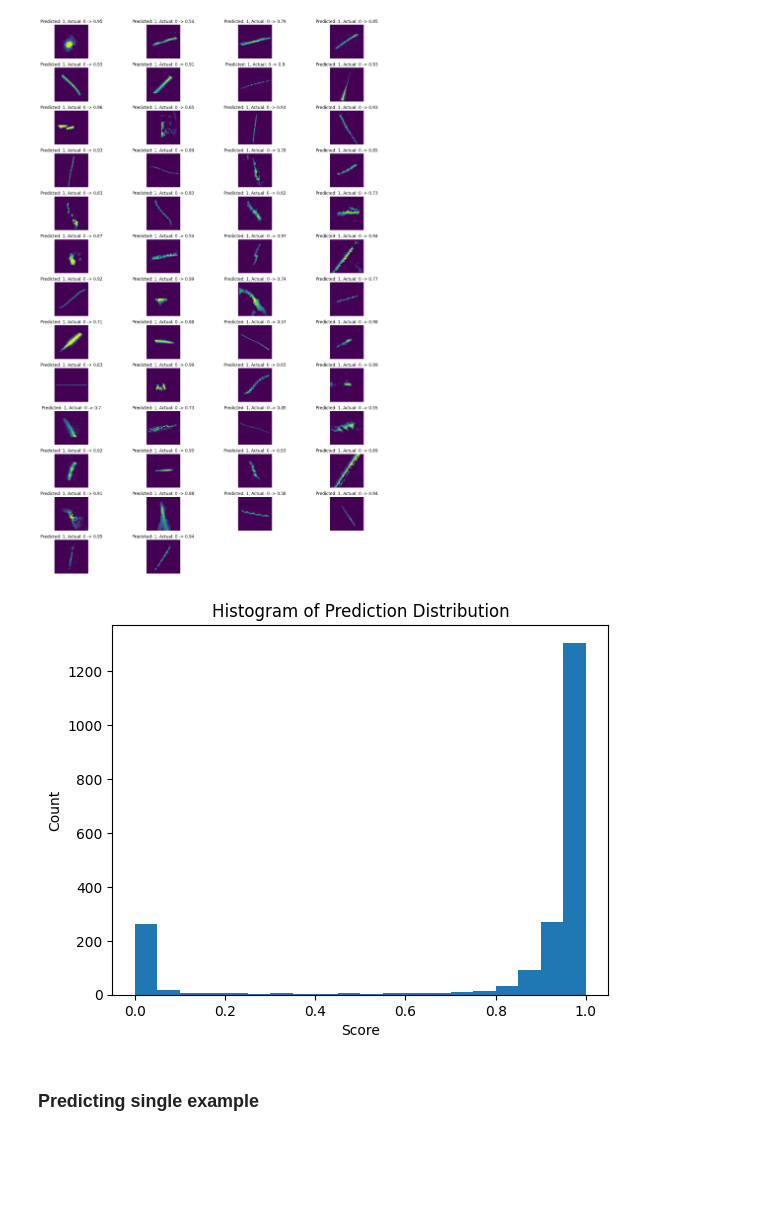
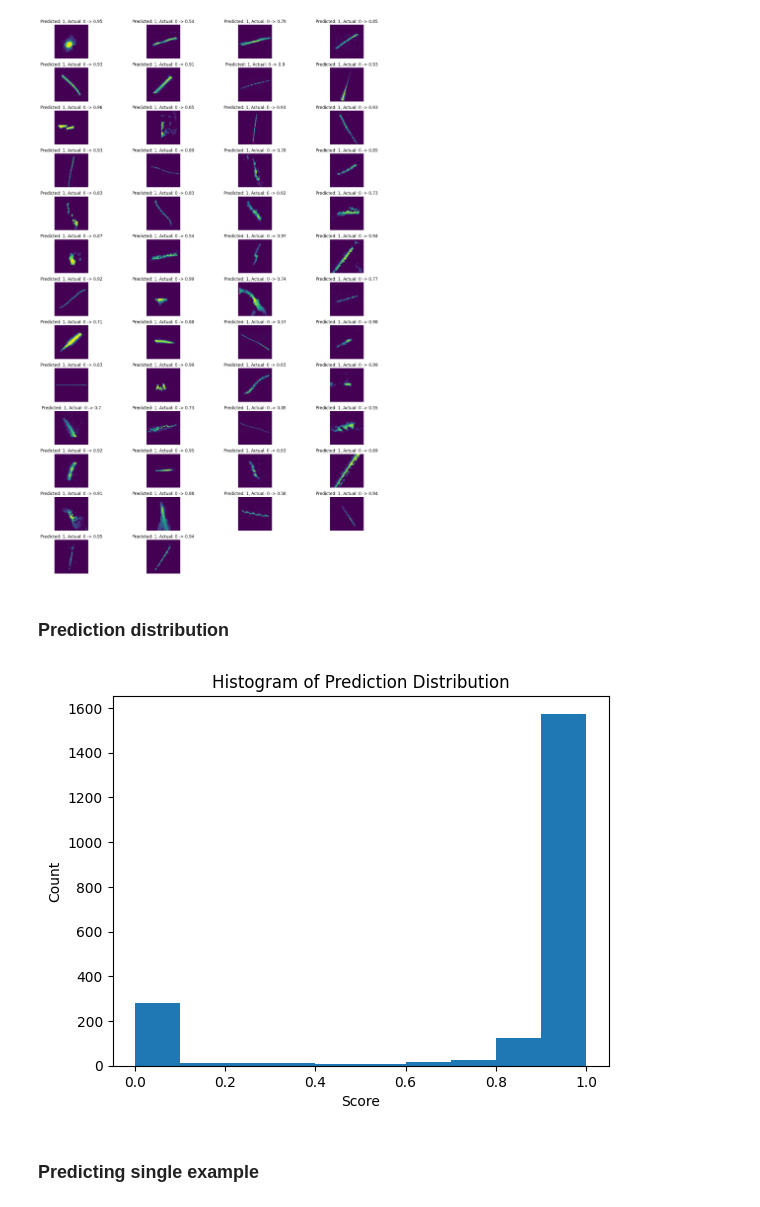
Before and after one commit to 9helix/GMNmeteorNet, a Jupyter notebook: MLmodel.ipynb, the cells around one changed output. Drawn from its saved outputs; the diff is of its cells as text; code cells hidden in the pictures; blank space fills up the shorter version.

```diff
--- a/MLmodel.ipynb
+++ b/MLmodel.ipynb
@@ -654,15 +640,17 @@ False negatives: 6
 False positives: 50
 [figure]
 [figure]
+# %% [markdown]
+### Prediction distribution
 # %%
-plt.hist(Y_pred, bins=20)
+plt.hist(Y_pred)
 
 plt.xlabel("Score")
 plt.ylabel("Count")
 plt.title("Histogram of Prediction Distribution")
 plt.show()
 # %% [output]
-[figure, old version]
+[figure, new version]
 # %% [markdown]
 ### Predicting single example
 # %%
```
Also changed, not shown: parts of 12 cells of this notebook, 17 other files.
